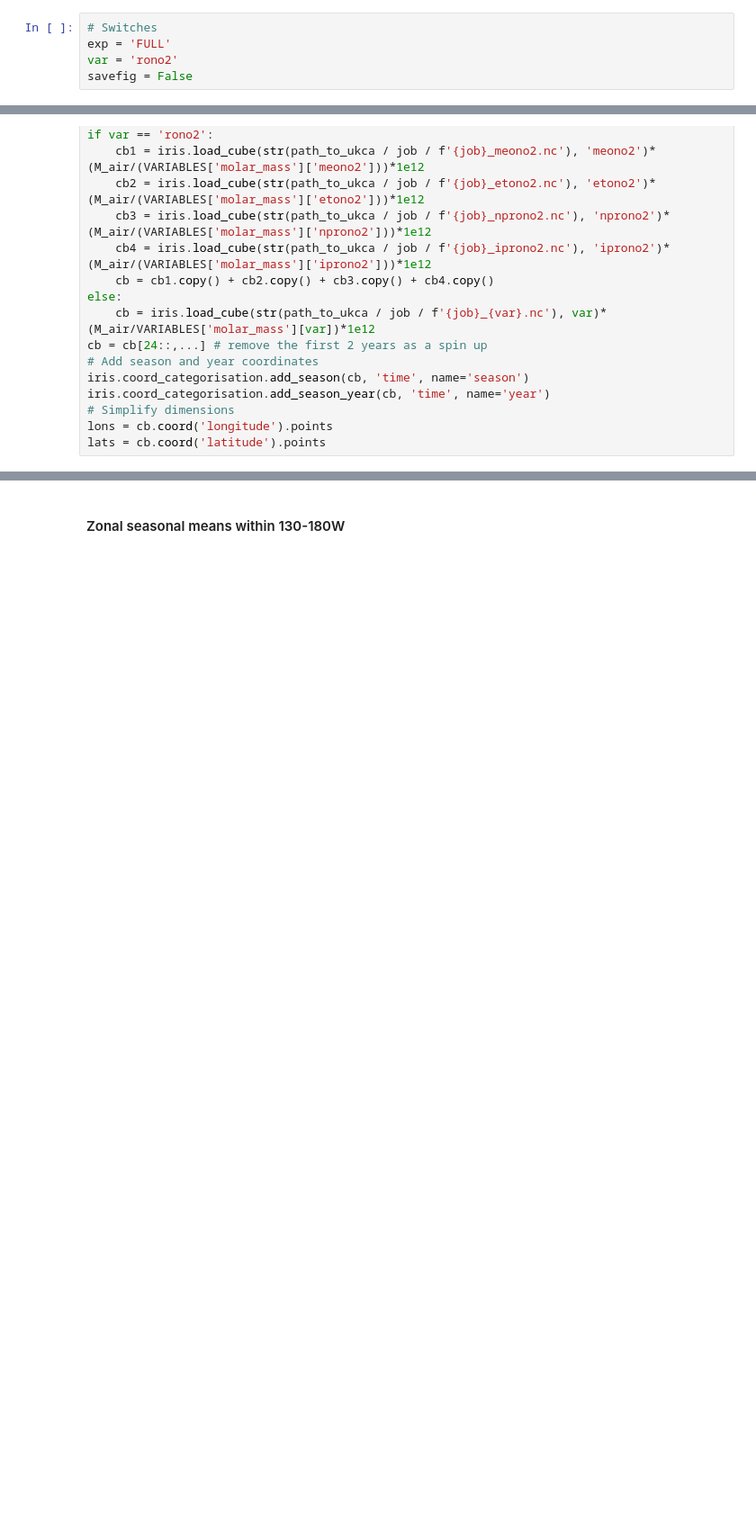
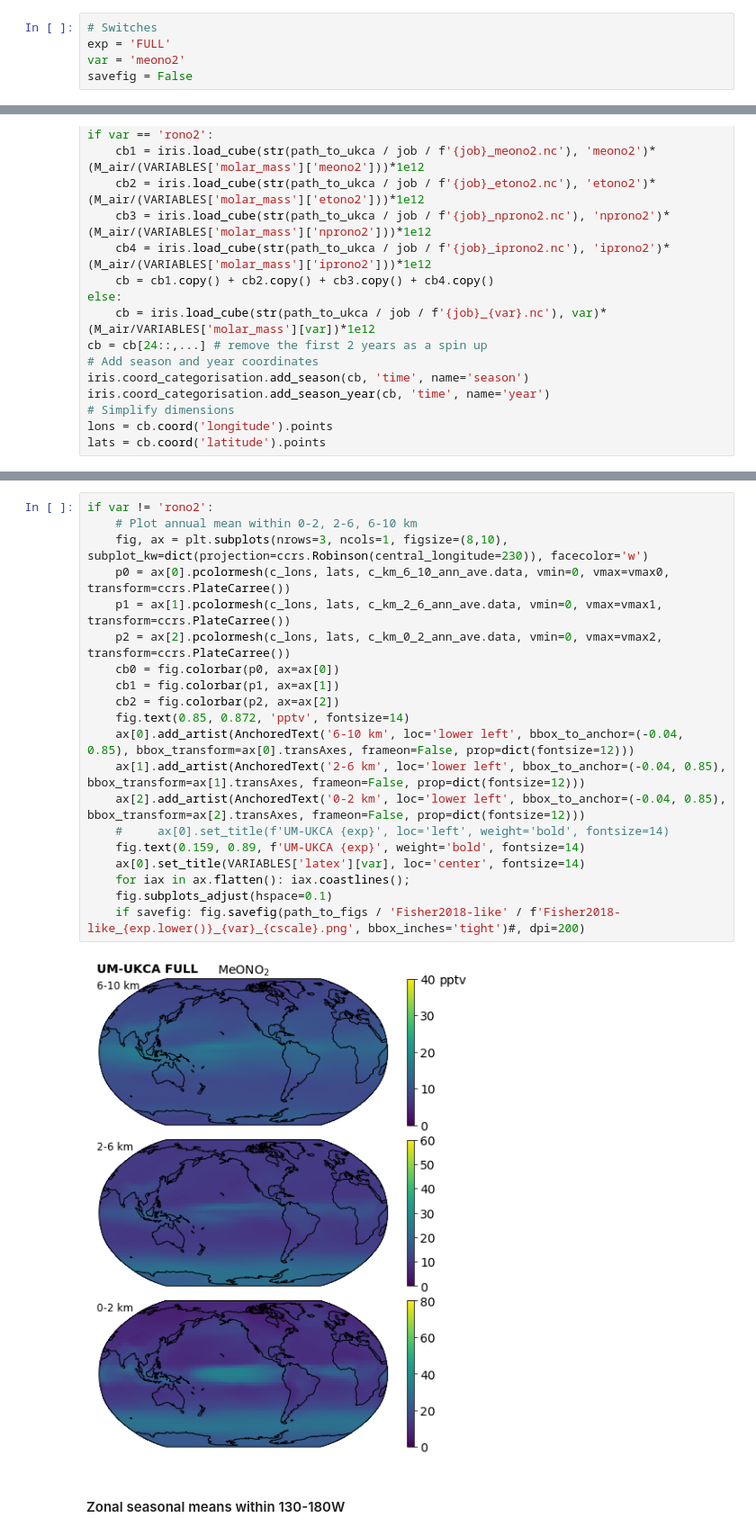
Before and after one commit to mzamyatina/phd_ukca, a Jupyter notebook: plt_xojn_ssn_Fisher2018-like.ipynb, the cells around one changed output, grey strips where cells are left out. Shown: that part at 90% size. Saved outputs shown, nothing was run; the diff lists cells and outputs as text; blank space fills up the shorter version.

Commit message:
adjusting annual means

```diff
--- a/plt_xojn_ssn_Fisher2018-like.ipynb
+++ b/plt_xojn_ssn_Fisher2018-like.ipynb
@@ -45,7 +45,7 @@ M_air = 28.97 # molar mass of dry air [g mol-1]
 # %%
 # Switches
 exp = 'FULL'
-var = 'rono2'
+var = 'meono2'
 savefig = False
 # %%
 # Read data
@@ -69,3 +101,25 @@ lats = cb.coord('latitude').points
+# %%
+if var != 'rono2':
+    # Plot annual mean within 0-2, 2-6, 6-10 km
+    fig, ax = plt.subplots(nrows=3, ncols=1, figsize=(8,10), subplot_kw=dict(projection=ccrs.Robinson(central_longitude=230)), facecolor='w')
+    p0 = ax[0].pcolormesh(c_lons, lats, c_km_6_10_ann_ave.data, vmin=0, vmax=vmax0, transform=ccrs.PlateCarree())
+    p1 = ax[1].pcolormesh(c_lons, lats, c_km_2_6_ann_ave.data, vmin=0, vmax=vmax1, transform=ccrs.PlateCarree())
+    p2 = ax[2].pcolormesh(c_lons, lats, c_km_0_2_ann_ave.data, vmin=0, vmax=vmax2, transform=ccrs.PlateCarree())
+    cb0 = fig.colorbar(p0, ax=ax[0])
+    cb1 = fig.colorbar(p1, ax=ax[1])
+    cb2 = fig.colorbar(p2, ax=ax[2])
+    fig.text(0.85, 0.872, 'pptv', fontsize=14)
+    ax[0].add_artist(AnchoredText('6-10 km', loc='lower left', bbox_to_anchor=(-0.04, 0.85), bbox_transform=ax[0].transAxes, frameon=False, prop=dict(fontsize=12)))
+    ax[1].add_artist(AnchoredText('2-6 km', loc='lower left', bbox_to_anchor=(-0.04, 0.85), bbox_transform=ax[1].transAxes, frameon=False, prop=dict(fontsize=12)))
+    ax[2].add_artist(AnchoredText('0-2 km', loc='lower left', bbox_to_anchor=(-0.04, 0.85), bbox_transform=ax[2].transAxes, frameon=False, prop=dict(fontsize=12)))
+    #     ax[0].set_title(f'UM-UKCA {exp}', loc='left', weight='bold', fontsize=14)
+    fig.text(0.159, 0.89, f'UM-UKCA {exp}', weight='bold', fontsize=14)
+    ax[0].set_title(VARIABLES['latex'][var], loc='center', fontsize=14)
+    for iax in ax.flatten(): iax.coastlines();
+    fig.subplots_adjust(hspace=0.1)
+    if savefig: fig.savefig(path_to_figs / 'Fisher2018-like' / f'Fisher2018-like_{exp.lower()}_{var}_{cscale}.png', bbox_inches='tight')#, dpi=200)
+# %% [output]
+[figure, added]
 # %% [markdown]
 #### Zonal seasonal means within 130-180W
 # %%
```
Also changed, not shown: parts of 10 cells of this notebook.
